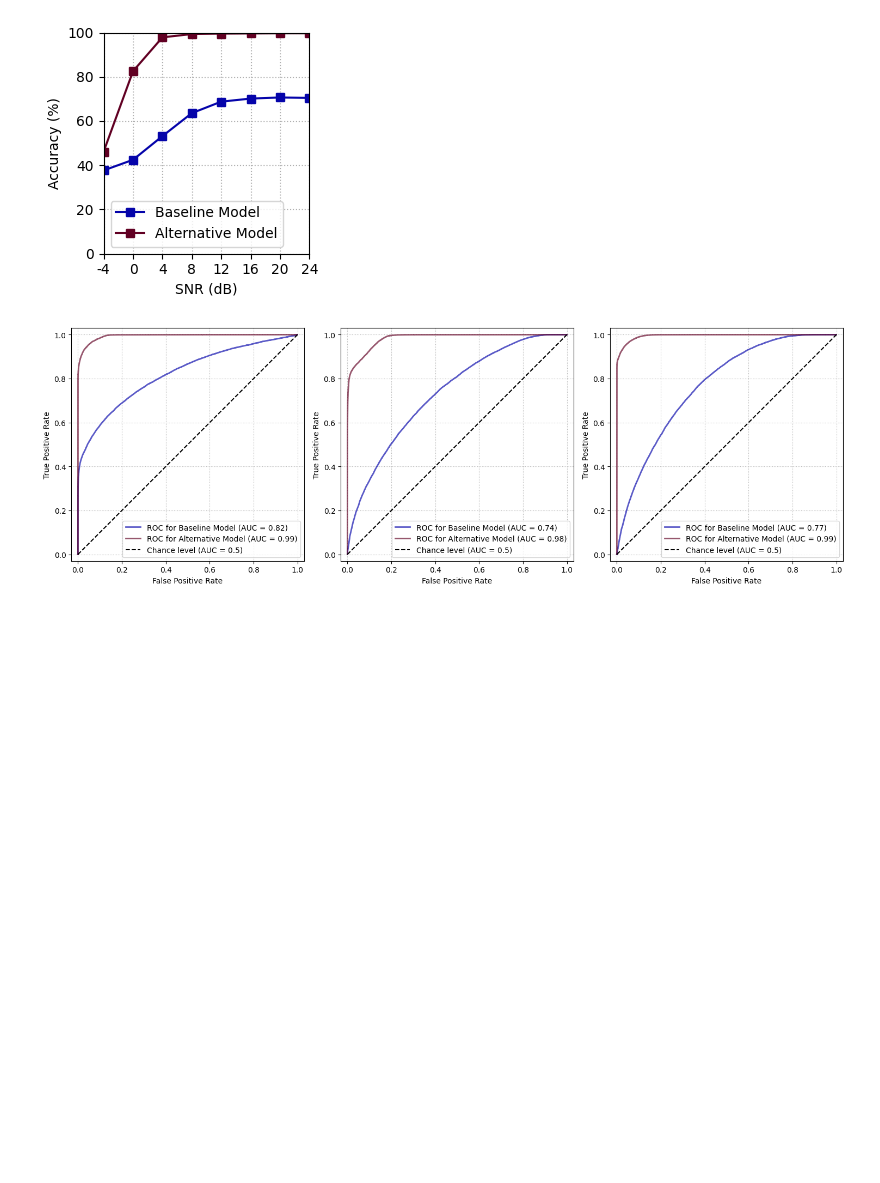
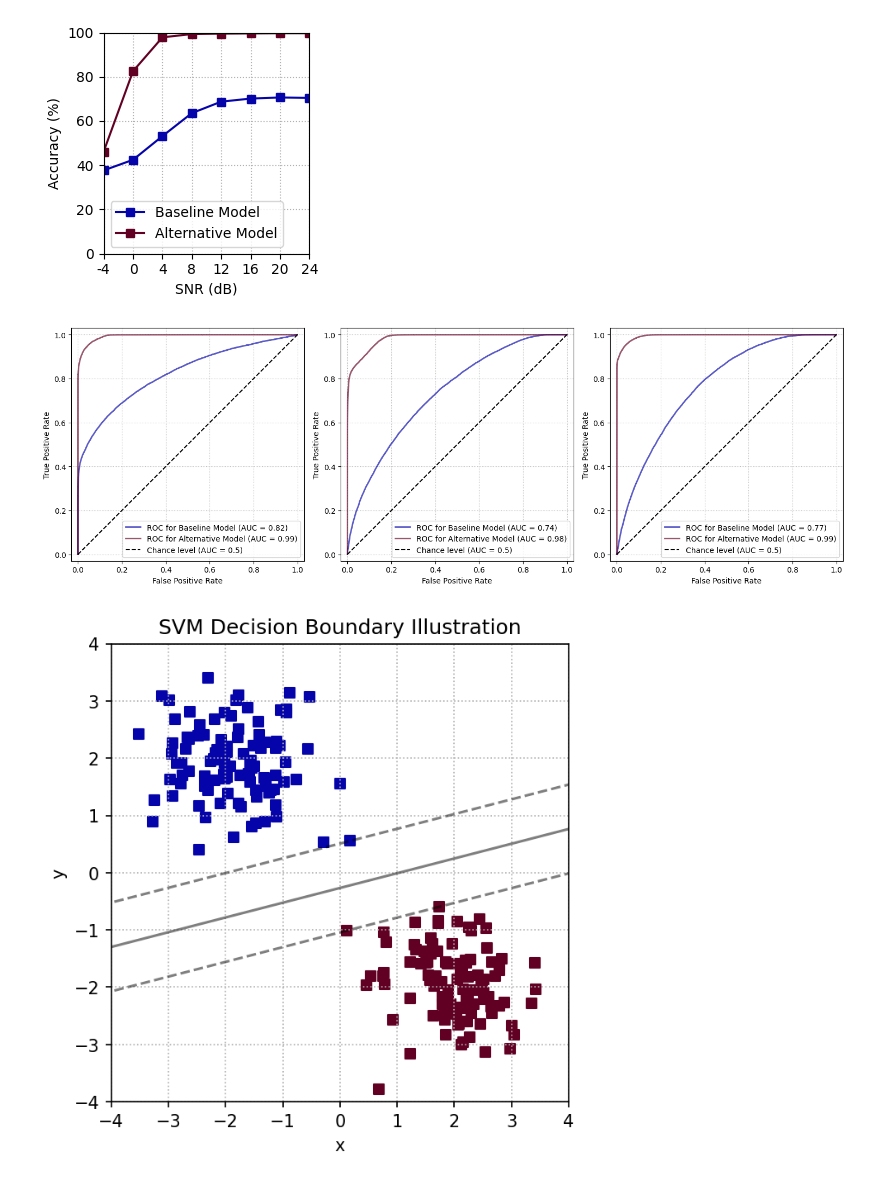
Before and after one commit to gokhanntosun/ofdm-amc, a Jupyter notebook: notebook.ipynb, the cells around one changed output. Cells and saved outputs as stored; diff of their text form; code cells hidden in the pictures; blank space fills up the shorter version.

Commit message:
add svm boundary illustration plot

```diff
--- a/notebook.ipynb
+++ b/notebook.ipynb
@@ -474,2 +475,64 @@ fig.savefig(filepath)
 # %% [output]
 [figure]
+# %%
+import numpy as np
+from typing import Tuple
+
+from sklearn import svm
+from sklearn.inspection import DecisionBoundaryDisplay
+import matplotlib.pyplot as plt
+
+
+N_SAMPLES = 100
+
+CLASS_A_CENTER = (-2, 2)
+CLASS_A_SPREAD = 0.5
+
+CLASS_B_CENTER = (2, -2)
+CLASS_B_SPREAD = 0.5
+
+def generate_cluster(center: Tuple[int, int], spread: float) -> np.array:
+    x = center[0] + np.sqrt(spread) * np.random.randn(N_SAMPLES)
+    y = center[1] + np.sqrt(spread) * np.random.randn(N_SAMPLES)
+    return np.stack((x, y))
+
+
+a = generate_cluster(CLASS_A_CENTER, CLASS_A_SPREAD)
+b = generate_cluster(CLASS_B_CENTER, CLASS_B_SPREAD)
+
+# train set
+X = np.column_stack((a, b)).T
+y = np.array([0] * N_SAMPLES + [1] * N_SAMPLES)
+model = svm.SVC(kernel="linear")
+model.fit(X, y)
+
+fig, ax = plt.subplots(1, 1)
+ax.scatter(a[0,:], a[1,:], color="xkcd:royal blue", marker="s")
+ax.scatter(b[0,:], b[1,:], color="xkcd:burgundy", marker="s")
+ax.grid(True, linestyle="dotted")
+ax.margins(0)
+
+ax.set_xlim((-4, 4))
+ax.set_ylim((-4, 4))
+
+ax.set_xlabel("x")
+ax.set_ylabel("y")
+ax.set_title("SVM Decision Boundary Illustration")
+ax.set_aspect("equal")
+
+
+DecisionBoundaryDisplay.from_estimator(
+    model,
+    X,
+    plot_method="contour",
+    colors="k",
+    levels=[-1, 0, 1],
+    alpha=0.5,
+    linestyles=["--", "-", "--"],
+    ax=ax,
+)
+
+fig.set_dpi(150)
+fig.savefig("/Users/gtosun/Documents/vsc_workspace/binance-access/svm-illustration.png", format="png", bbox_inches="tight")
+# %% [output]
+[figure, added]
```
Also changed, not shown: parts of 1 cell of this notebook.
